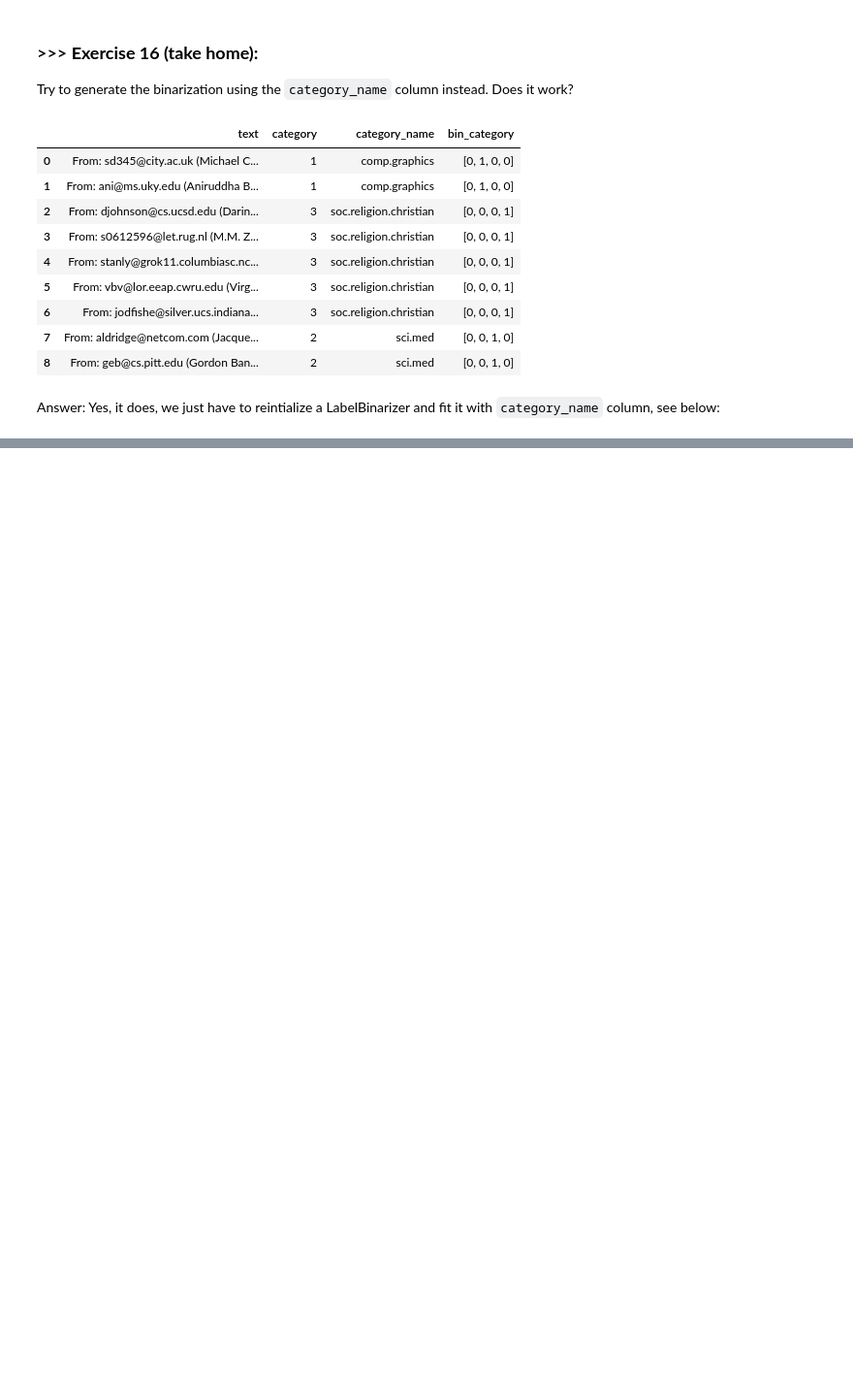
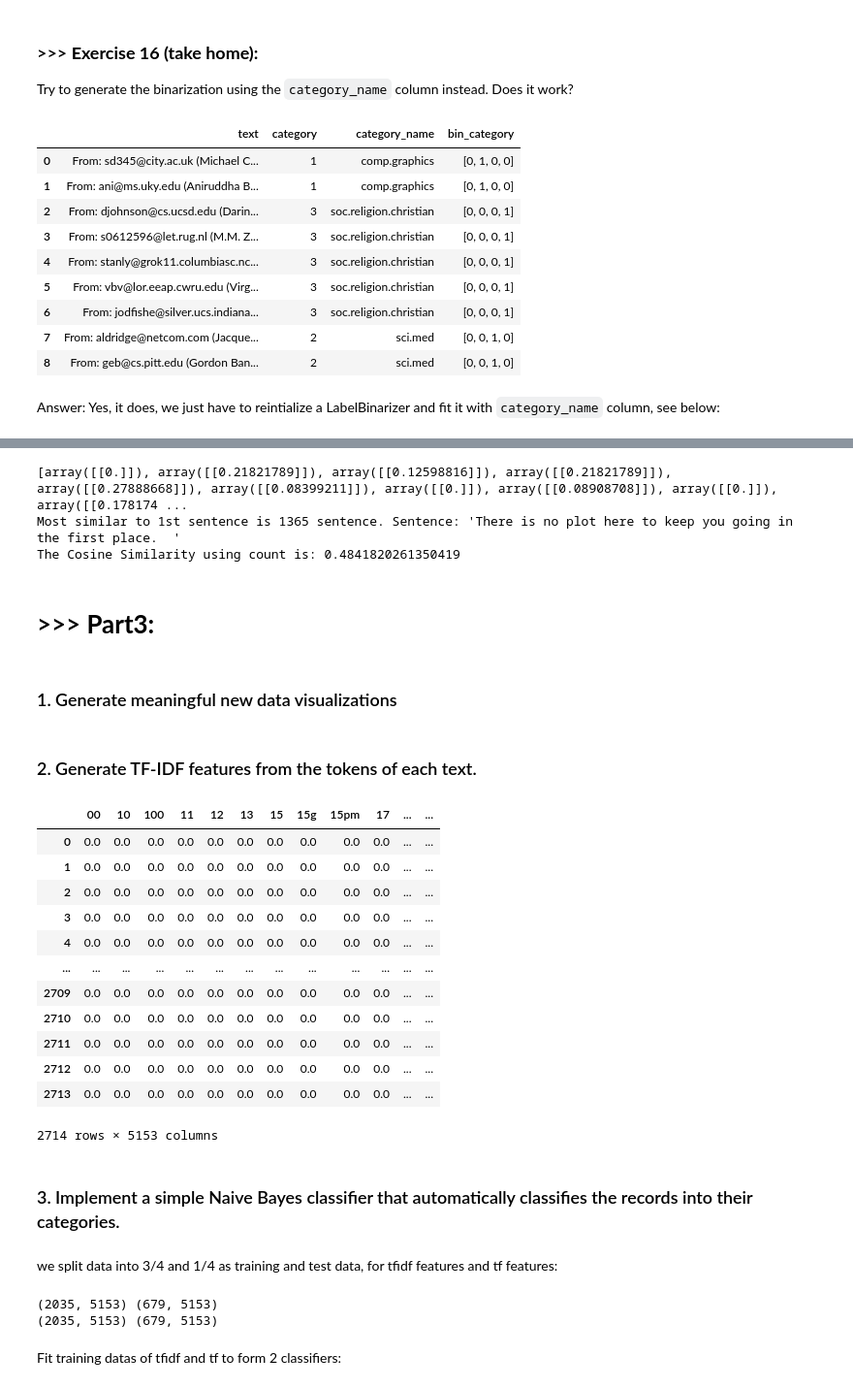
Before and after one commit to chihuahualee828/DM2023-Lab1-Master, a Jupyter notebook: Homework/DM2023-Lab1-Homework.ipynb, the cells around one changed output, grey strips where cells are left out. Shown at 97% size. Drawn from its saved outputs; the diff is of its cells as text; code cells hidden in the pictures; blank space fills up the shorter version.

Commit message:
finish second part

```diff
--- a/Homework/DM2023-Lab1-Homework.ipynb
+++ b/Homework/DM2023-Lab1-Homework.ipynb
@@ -534,0 +931,5 @@ Yes, it does, we just have to reintialize a LabelBinarizer and fit it with `cate
+# %%
+mlb = preprocessing.LabelBinarizer()
+mlb.fit(data_combined['label_name'])
+data_combined['bin_label'] = mlb.transform(data_combined['label_name']).tolist()
+data_combined[:9]
@@ -534,0 +992,26 @@ Yes, it does, we just have to reintialize a LabelBinarizer and fit it with `cate
+# %%
+# Calculate Cosine Similarity
+similarity_scores = []
+most_similar = 0
+max_similarity = 0
+for i, each in enumerate(document_vector_count_2):
+    cos_sim_count_1_2 = cosine_similarity(document_vector_count_1, each, dense_output=True)
+    if cos_sim_count_1_2 > max_similarity:
+        max_similarity = cos_sim_count_1_2
+        most_similar = i+1
+    similarity_scores.append(cos_sim_count_1_2)
+
+print(similarity_scores)
+
+print(f"Most similar to 1st sentence is {most_similar+1} sentence. Sentence: '{data_combined['sentence'][most_similar]}'")
+print(f"The Cosine Similarity using count is: {similarity_scores[most_similar-1][0][0]}")
+# %% [output]
+[array([[0.]]), array([[0.21821789]]), array([[0.12598816]]), array([[0.21821789]]), array([[0.27888668]]), array([[0.08399211]]), array([[0.]]), array([[0.08908708]]), array([[0.]]), array([[0.178174 ...
+Most similar to 1st sentence is 1365 sentence. Sentence: 'There is no plot here to keep you going in the first place.  '
+The Cosine Similarity using count is: 0.4841820261350419
+# %% [markdown]
+# >>> **Part3:**
+# %% [markdown]
+### 1. Generate meaningful new data visualizations
+# %% [markdown]
+### 2. Generate TF-IDF features from the tokens of each text.
@@ -534,0 +1020,28 @@ Yes, it does, we just have to reintialize a LabelBinarizer and fit it with `cate
+# %%
+vectorizer = TfidfVectorizer()
+
+corpus = data_combined.sentence
+
+# this will compute tfidf score for each sentence and term
+tfidf_fit = vectorizer.fit_transform(corpus)
+tfidf_fit.shape
+
+tfidf_df = pd.DataFrame(tfidf_fit.toarray(), columns=vectorizer.get_feature_names_out())
+
+tfidf_df
+# %% [output]
+|  | 00 | 10 | 100 | 11 | 12 | 13 | 15 | 15g | 15pm | 17 | ... | ... |
+| 0 | 0.0 | 0.0 | 0.0 | 0.0 | 0.0 | 0.0 | 0.0 | 0.0 | 0.0 | 0.0 | ... | ... |
+| 1 | 0.0 | 0.0 | 0.0 | 0.0 | 0.0 | 0.0 | 0.0 | 0.0 | 0.0 | 0.0 | ... | ... |
+| 2 | 0.0 | 0.0 | 0.0 | 0.0 | 0.0 | 0.0 | 0.0 | 0.0 | 0.0 | 0.0 | ... | ... |
+| 3 | 0.0 | 0.0 | 0.0 | 0.0 | 0.0 | 0.0 | 0.0 | 0.0 | 0.0 | 0.0 | ... | ... |
+| 4 | 0.0 | 0.0 | 0.0 | 0.0 | 0.0 | 0.0 | 0.0 | 0.0 | 0.0 | 0.0 | ... | ... |
+| ... | ... | ... | ... | ... | ... | ... | ... | ... | ... | ... | ... | ... |
+| 2709 | 0.0 | 0.0 | 0.0 | 0.0 | 0.0 | 0.0 | 0.0 | 0.0 | 0.0 | 0.0 | ... | ... |
+| 2710 | 0.0 | 0.0 | 0.0 | 0.0 | 0.0 | 0.0 | 0.0 | 0.0 | 0.0 | 0.0 | ... | ... |
+| 2711 | 0.0 | 0.0 | 0.0 | 0.0 | 0.0 | 0.0 | 0.0 | 0.0 | 0.0 | 0.0 | ... | ... |
+| 2712 | 0.0 | 0.0 | 0.0 | 0.0 | 0.0 | 0.0 | 0.0 | 0.0 | 0.0 | 0.0 | ... | ... |
+| 2713 | 0.0 | 0.0 | 0.0 | 0.0 | 0.0 | 0.0 | 0.0 | 0.0 | 0.0 | 0.0 | ... | ... |
+2714 rows × 5153 columns
+# %% [markdown]
+### 3. Implement a simple Naive Bayes classifier that automatically classifies the records into their categories.
@@ -534,0 +1051,12 @@ Yes, it does, we just have to reintialize a LabelBinarizer and fit it with `cate
+# %% [markdown]
+we split data into 3/4 and 1/4 as training and test data, for  tfidf features and tf features:
+# %%
+X_train, X_test, Y_train, Y_test = train_test_split(tfidf_df, data_combined["score"], test_size=0.25)
+X_train_count, X_test_count, Y_train_count, Y_test_count = train_test_split(data_combined_counts, data_combined["score"], test_size=0.25)
+print(X_train.shape,X_test.shape)
+print(X_train_count.shape,X_test_count.shape)
+# %% [output]
+(2035, 5153) (679, 5153)
+(2035, 5153) (679, 5153)
+# %% [markdown]
+Fit training datas of tfidf and tf to form 2 classifiers:
```
Also changed, not shown: parts of 49 cells of this notebook, 3 other files.
